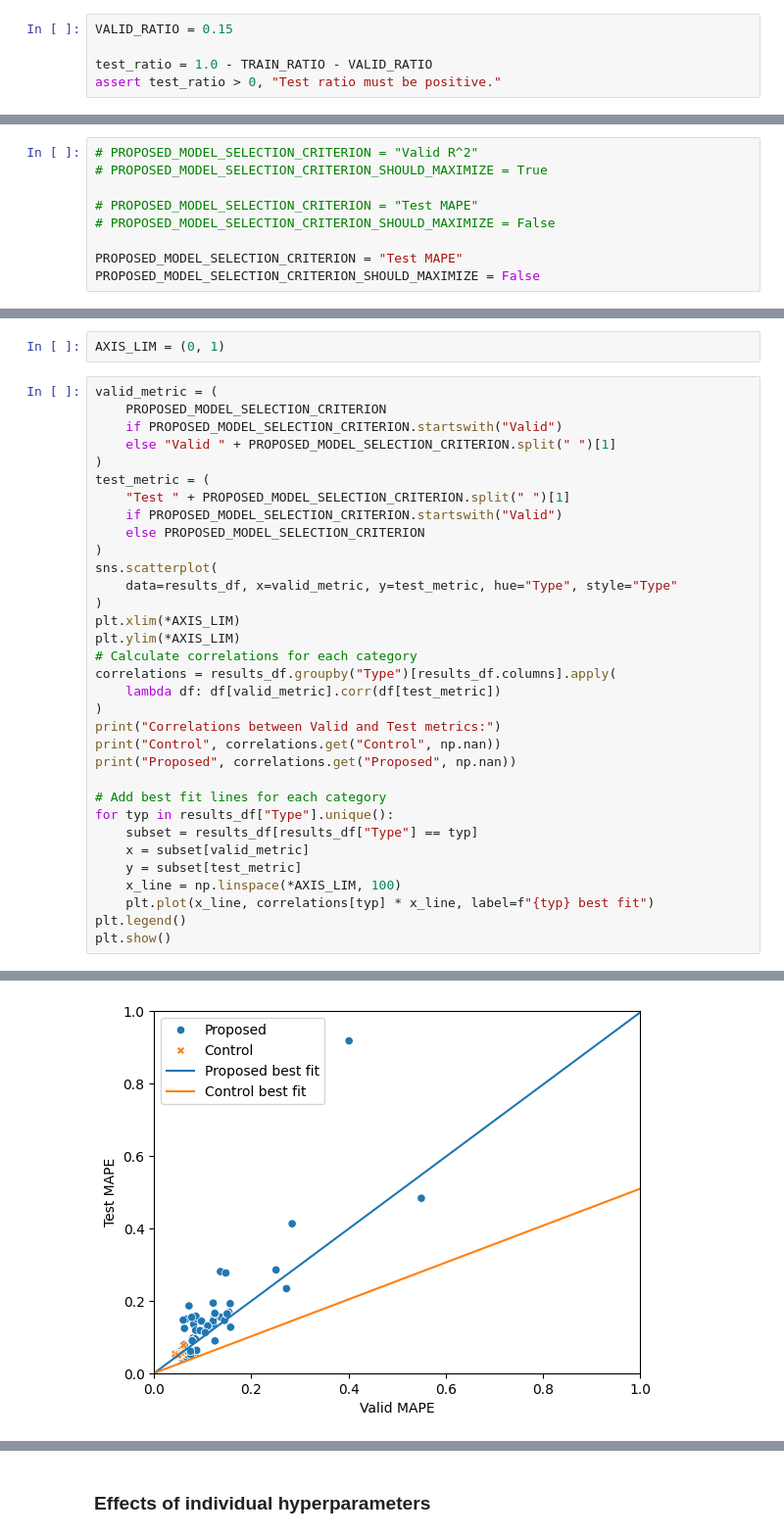
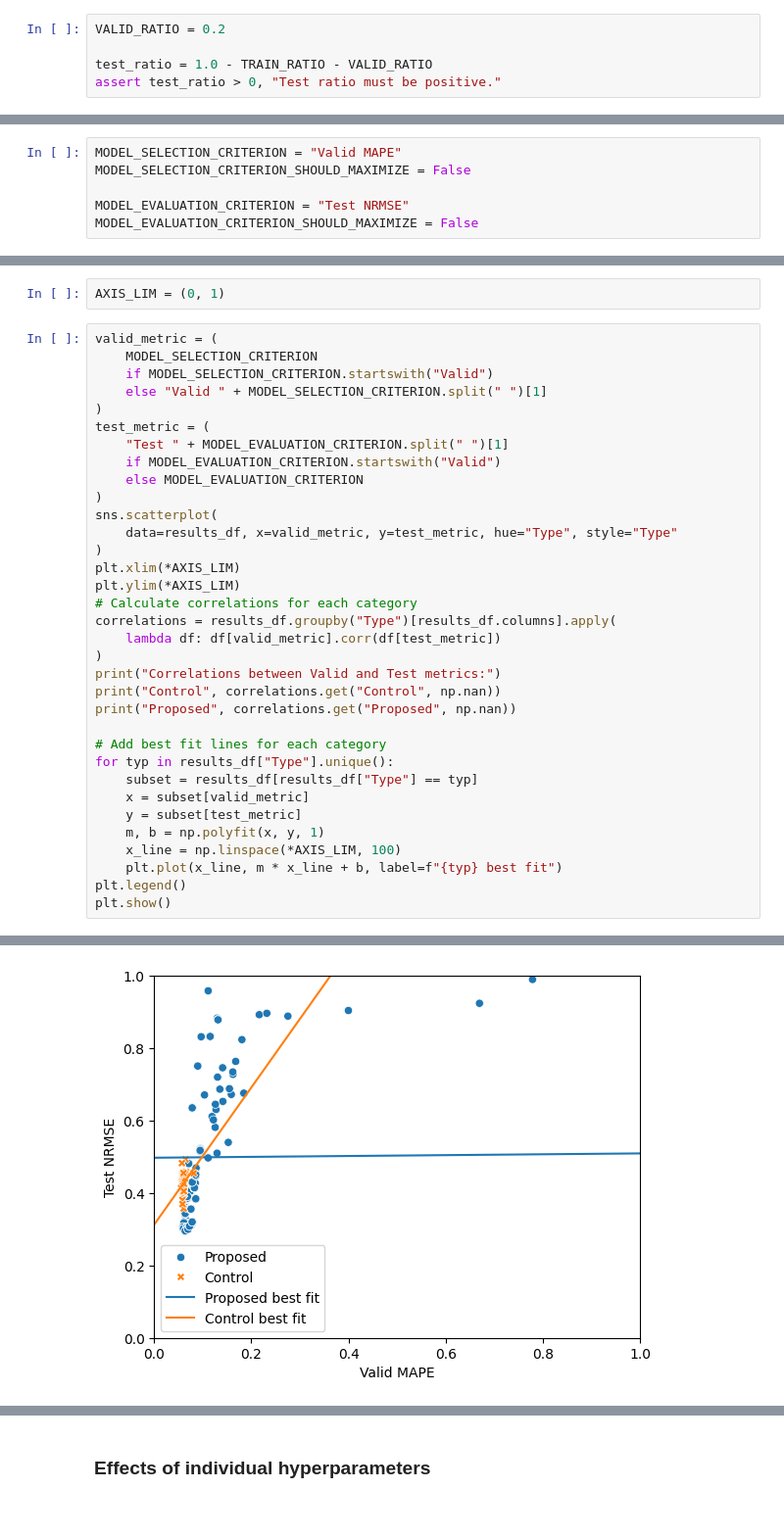
Before and after one commit to lichterberci/rbfar-ols, a Jupyter notebook: experiments.ipynb, the cells around one changed output, grey strips where cells are left out. Shown at 98% size. Cells and saved outputs as stored; diff of their text form.

```diff
--- a/experiments.ipynb
+++ b/experiments.ipynb
@@ -251,7 +251,7 @@ if not isinstance(control_results, list):
 # %% [markdown]
 ## Evaluating the results
 # %%
-VALID_RATIO = 0.15
+VALID_RATIO = 0.2
 
 test_ratio = 1.0 - TRAIN_RATIO - VALID_RATIO
 assert test_ratio > 0, "Test ratio must be positive."
@@ -367,14 +367,11 @@ for i, res in enumerate(control_results):
     )
     results_df = pd.concat([results_df, new_row], ignore_index=True)
 # %%
-# PROPOSED_MODEL_SELECTION_CRITERION = "Valid R^2"
-# PROPOSED_MODEL_SELECTION_CRITERION_SHOULD_MAXIMIZE = True
+MODEL_SELECTION_CRITERION = "Valid MAPE"
+MODEL_SELECTION_CRITERION_SHOULD_MAXIMIZE = False
 
-# PROPOSED_MODEL_SELECTION_CRITERION = "Test MAPE"
-# PROPOSED_MODEL_SELECTION_CRITERION_SHOULD_MAXIMIZE = False
-
-PROPOSED_MODEL_SELECTION_CRITERION = "Test MAPE"
-PROPOSED_MODEL_SELECTION_CRITERION_SHOULD_MAXIMIZE = False
+MODEL_EVALUATION_CRITERION = "Test NRMSE"
+MODEL_EVALUATION_CRITERION_SHOULD_MAXIMIZE = False
 # %%
 results_df.groupby("Type")[results_df.columns].apply(
     lambda x: x.sort_values(
@@ -410,14 +407,14 @@ Best proposed model is: SvdOptimizer-w.no-pretraining(m=100, alpha=0.01, eps=0.0
 AXIS_LIM = (0, 1)
 # %%
 valid_metric = (
-    PROPOSED_MODEL_SELECTION_CRITERION
-    if PROPOSED_MODEL_SELECTION_CRITERION.startswith("Valid")
-    else "Valid " + PROPOSED_MODEL_SELECTION_CRITERION.split(" ")[1]
+    MODEL_SELECTION_CRITERION
+    if MODEL_SELECTION_CRITERION.startswith("Valid")
+    else "Valid " + MODEL_SELECTION_CRITERION.split(" ")[1]
 )
 test_metric = (
-    "Test " + PROPOSED_MODEL_SELECTION_CRITERION.split(" ")[1]
-    if PROPOSED_MODEL_SELECTION_CRITERION.startswith("Valid")
-    else PROPOSED_MODEL_SELECTION_CRITERION
+    "Test " + MODEL_EVALUATION_CRITERION.split(" ")[1]
+    if MODEL_EVALUATION_CRITERION.startswith("Valid")
+    else MODEL_EVALUATION_CRITERION
 )
 sns.scatterplot(
     data=results_df, x=valid_metric, y=test_metric, hue="Type", style="Type"
@@ -437,8 +434,9 @@ for typ in results_df["Type"].unique():
     subset = results_df[results_df["Type"] == typ]
     x = subset[valid_metric]
     y = subset[test_metric]
+    m, b = np.polyfit(x, y, 1)
     x_line = np.linspace(*AXIS_LIM, 100)
-    plt.plot(x_line, correlations[typ] * x_line, label=f"{typ} best fit")
+    plt.plot(x_line, m * x_line + b, label=f"{typ} best fit")
 plt.legend()
 plt.show()
 # %% [output]
@@ -448,4 +448,4 @@ Proposed 0.9963900181512174
-[figure, old version]
+[figure, new version]
 # %%
 # Find the index of the best proposed model based on lowest Test NRMSE
 best_proposed_idx = results_df[results_df["Type"] == "Proposed"][
```
Also changed, not shown: parts of 16 cells of this notebook.
